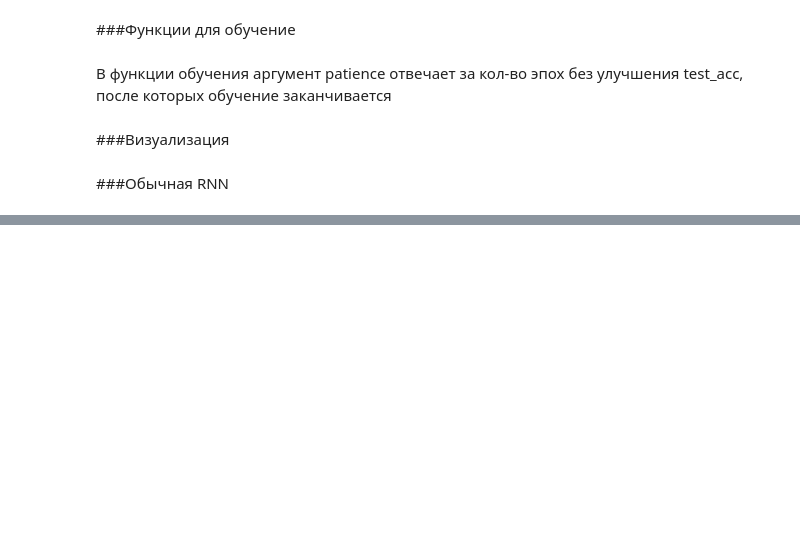
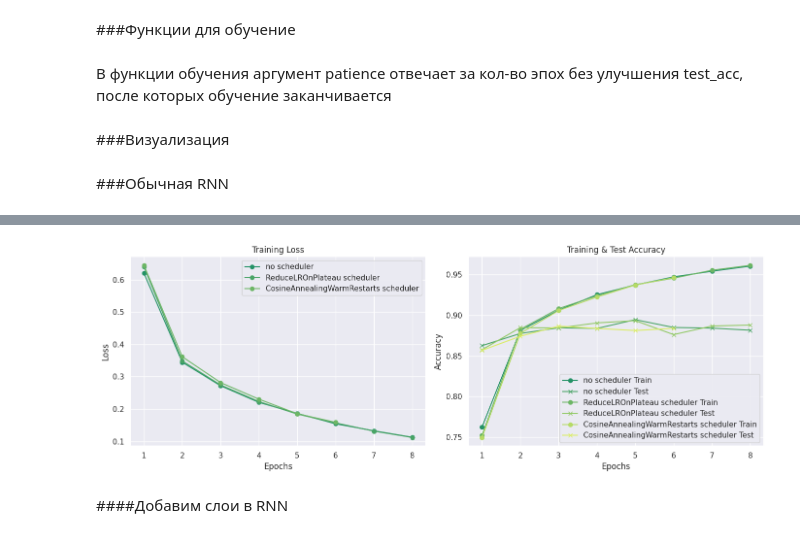
Before and after one commit to kovzanok/ml2, a Jupyter notebook: HW_text_classification.ipynb, the cells around one changed output, grey strips where cells are left out. Drawn from its saved outputs; the diff is of its cells as text; code cells hidden in the pictures; blank space fills up the shorter version.

```diff
--- a/HW_text_classification.ipynb
+++ b/HW_text_classification.ipynb
@@ -367,0 +448,7 @@ class SimpleRNN(nn.Module):
+# %%
+mean_agg_model = SimpleRNN(vocab_size=len(vocab), aggregation_type='mean').to(device)
+criterion = CrossEntropyLoss()
+optimizer = Adam(mean_agg_model.parameters())
+scheduler = torch.optim.lr_scheduler.ReduceLROnPlateau(optimizer, mode='max', factor=0.5, patience=2)
+
+history = train(mean_agg_model, criterion, optimizer, train_dataloader, eval_dataloader, epochs=15, scheduler=scheduler)
@@ -367,0 +469,7 @@ class SimpleRNN(nn.Module):
+# %%
+mean_agg_model = SimpleRNN(vocab_size=len(vocab), aggregation_type='mean').to(device)
+criterion = CrossEntropyLoss()
+optimizer = Adam(mean_agg_model.parameters())
+scheduler = torch.optim.lr_scheduler.CosineAnnealingWarmRestarts(optimizer, T_0=10, T_mult=2)
+
+cosine_history = train(mean_agg_model, criterion, optimizer, train_dataloader, eval_dataloader, epochs=15, scheduler=scheduler)
@@ -367,0 +487,11 @@ class SimpleRNN(nn.Module):
+# %%
+histories = {'no scheduler': {'loss': mean_history[0], **mean_history[1] },
+             'ReduceLROnPlateau scheduler': {'loss': history[0], **history[1] },
+             'CosineAnnealingWarmRestarts scheduler': {'loss': cosine_history[0], **cosine_history[1] },
+            }
+
+plot_multiple_histories(histories)
+# %% [output]
+[figure, added]
+# %% [markdown]
+####Добавим слои в RNN
```
Also changed, not shown: parts of 35 cells of this notebook.
